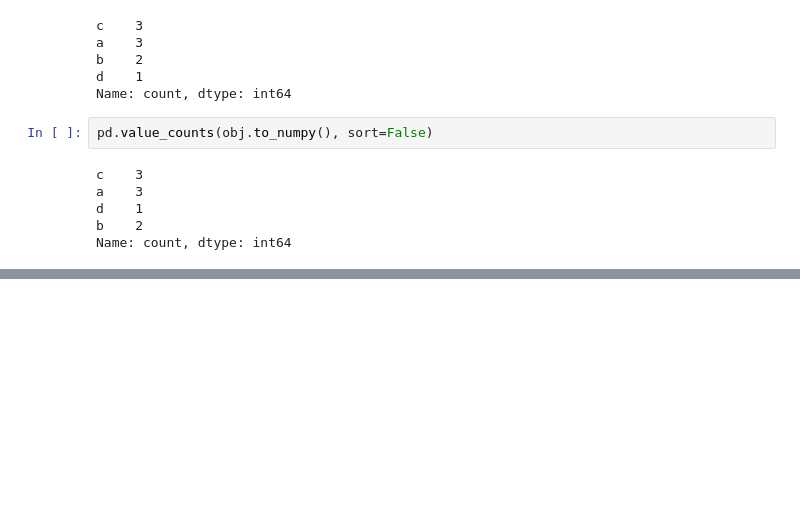
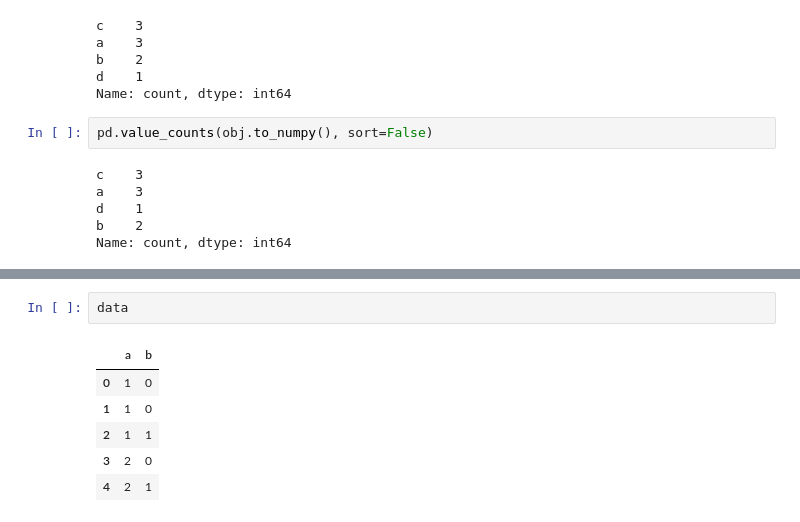
Before and after one commit to PeterVanBeever/McKinneyBook, a Jupyter notebook: Chapter5/Starter.ipynb, the cells around one changed output, grey strips where cells are left out. Saved outputs shown, nothing was run; the diff lists cells and outputs as text; blank space fills up the shorter version.

```diff
--- a/Chapter5/Starter.ipynb
+++ b/Chapter5/Starter.ipynb
@@ -1838,0 +1942,9 @@ Name: count, dtype: int64
+# %%
+data
+# %% [output]
+|  | a | b |
+| 0 | 1 | 0 |
+| 1 | 1 | 0 |
+| 2 | 1 | 1 |
+| 3 | 2 | 0 |
+| 4 | 2 | 1 |
```
Also changed, not shown: parts of 22 cells of this notebook.
